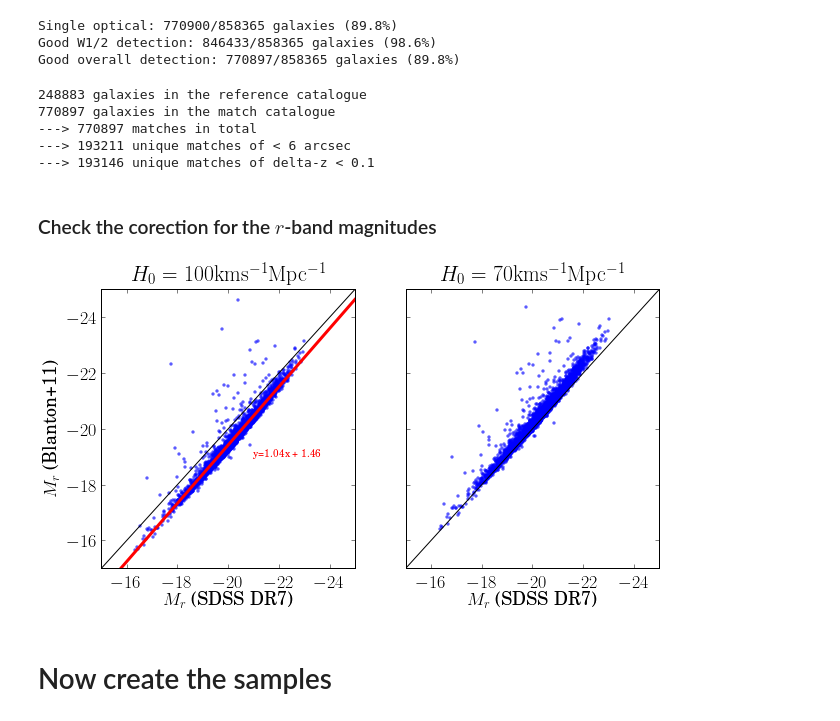
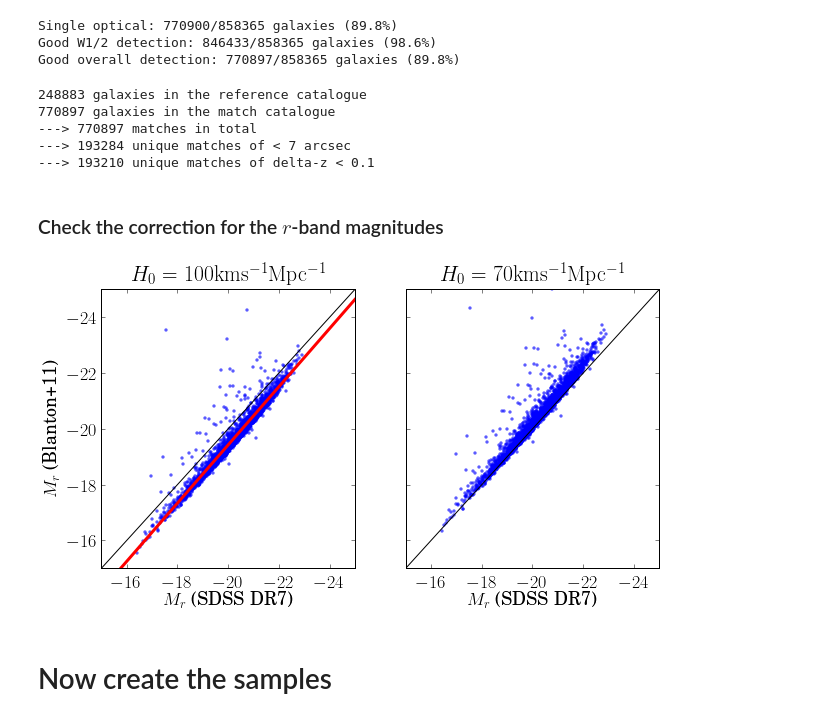
Before and after one commit to RossHart/Gas-SF, a Jupyter notebook: SF/sample_selection.ipynb, the cells around one changed output. Cells and saved outputs as stored; diff of their text form; code cells hidden in the pictures.

```diff
--- a/SF/sample_selection.ipynb
+++ b/SF/sample_selection.ipynb
@@ -63,9 +63,9 @@ from mass_limiting import get_mass_limit, baldry_equation
 import combining_catalogues
 import mass_limiting
 # %%
-matches = combining_catalogues.match_sky_restricted(gz_data,nsa_data,1,0.01
+matches = combining_catalogues.match_sky_restricted(gz_data,nsa_data,10,0.001
                                                     ,['ra_1','dec_1','REDSHIFT_1'],['RACAT','DECCAT','Z'])
-# 1" match ^
+# 10" match ^
 nsa_matched = combining_catalogues.make_matched_catalogue(gz_data,nsa_data,matches)
 # %% [output]
 248883 galaxies in the reference catalogue
@@ -101,10 +101,10 @@ Single optical: 770900/858365 galaxies (89.8%)
 Good W1/2 detection: 846433/858365 galaxies (98.6%)
 Good overall detection: 770897/858365 galaxies (89.8%)
 # %%
-chang_matches = combining_catalogues.match_sky_restricted(gz_data,chang_in_ok,max_separation=6,max_dz=0.1,
+chang_matches = combining_catalogues.match_sky_restricted(gz_data,chang_in_ok,max_separation=7,max_dz=0.1,
                                                           reference_xyz=['RA', 'DEC', 'REDSHIFT_1'],
                                                           match_xyz=['ra', 'dec', 'redshift'])
-# 6" match ^ (PSF of W1-3 is 6-7")
+# 7" match ^ (PSF of W1-3 is 6-7")
 
 chang_in_matched = combining_catalogues.make_matched_catalogue(gz_data,chang_in_ok,chang_matches)
 chang_out_matched = combining_catalogues.make_matched_catalogue(gz_data,chang_out_ok,chang_matches)
@@ -112,10 +112,10 @@ chang_out_matched = combining_catalogues.make_matched_catalogue(gz_data,chang_ou
 248883 galaxies in the reference catalogue
 770897 galaxies in the match catalogue
 ---> 770897 matches in total
----> 193211 unique matches of < 6 arcsec
----> 193146 unique matches of delta-z < 0.1
+---> 193284 unique matches of < 7 arcsec
+---> 193210 unique matches of delta-z < 0.1
 # %% [markdown]
-### Check the corection for the $r$-band magnitudes
+### Check the correction for the $r$-band magnitudes
 # %%
 from scipy.optimize import curve_fit
 
@@ -131,37 +131,37 @@ def plot_subset(x,y,color='k',alpha=0.75,s=6,N=100,rasterized=True,zorder=0,labe
     return None
 
 mask = nsa_matched['mask']
 
 fig, axarr = plt.subplots(1,2,figsize=(10,5),sharex=True,sharey=True)
 plt.sca(axarr[0])
 
 x = gz_data['PETROMAG_MR'][mask]
 y = nsa_matched['ABSMAG'][:,4][mask]
 xy = np.array([x,y]).T
 plot_subset(x,y,color='b',N=3000,alpha=0.5)
 plt.plot([-25,-15],[-25,-15],'k')
 plt.title('$H_0 = 100 \mathrm{kms^{-1}Mpc^{-1}}$')
 plt.xlabel('$M_r$ (SDSS DR7)')
 plt.ylabel('$M_r$ (Blanton+11)')
 
 Mr_fit_paramaters, _ = curve_fit(linear,xy[:,0],xy[:,1])
 
 x_guide = np.linspace(-15,-25,20)
 _ = plt.plot(x_guide,linear(x_guide,*Mr_fit_paramaters),'r',lw=3)
 
-plt.text(-21,-19,'y={}x + {}'.format(np.round(Mr_fit_paramaters[0],decimals=2),
-                                     np.round(Mr_fit_paramaters[1],decimals=2)),
-        color='r',size=10)
+#plt.text(-21,-19,'y={}x + {}'.format(np.round(Mr_fit_paramaters[0],decimals=2),
+                                     #np.round(Mr_fit_paramaters[1],decimals=2)),
+        #color='r',size=10)
 
 plt.sca(axarr[1])
 y = nsa_matched['M_corrected'][:,4][mask]
 plot_subset(x,y,color='b',N=3000,alpha=0.5)
 plt.plot([-25,-15],[-25,-15],'k')
 plt.xlabel('$M_r$ (SDSS DR7)')
 plt.title('$H_0 = 70 \mathrm{kms^{-1}Mpc^{-1}}$')
 _ = plt.axis((-15,-25,-15,-25))
 # %% [output]
-[figure, old version]
+[figure, new version]
 # %% [markdown]
 # Now create the samples
 # %%
```
Also changed, not shown: parts of 29 cells of this notebook, 6 other files.
